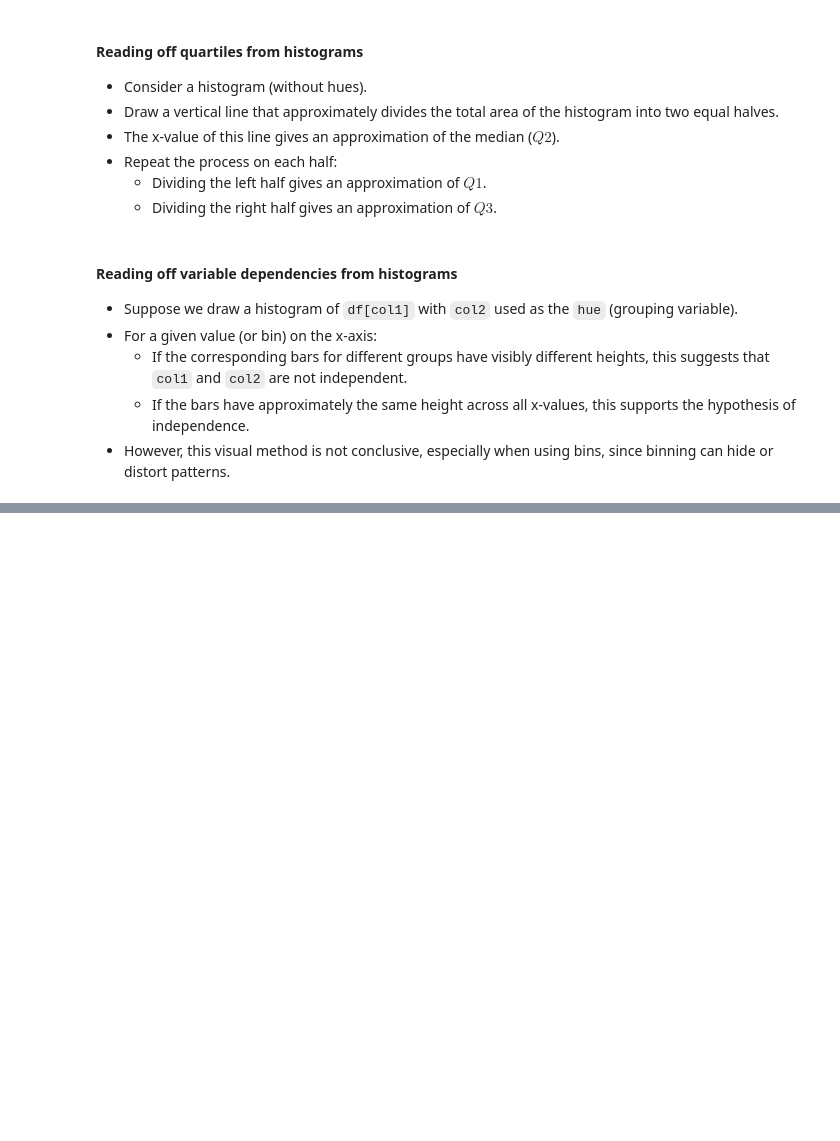
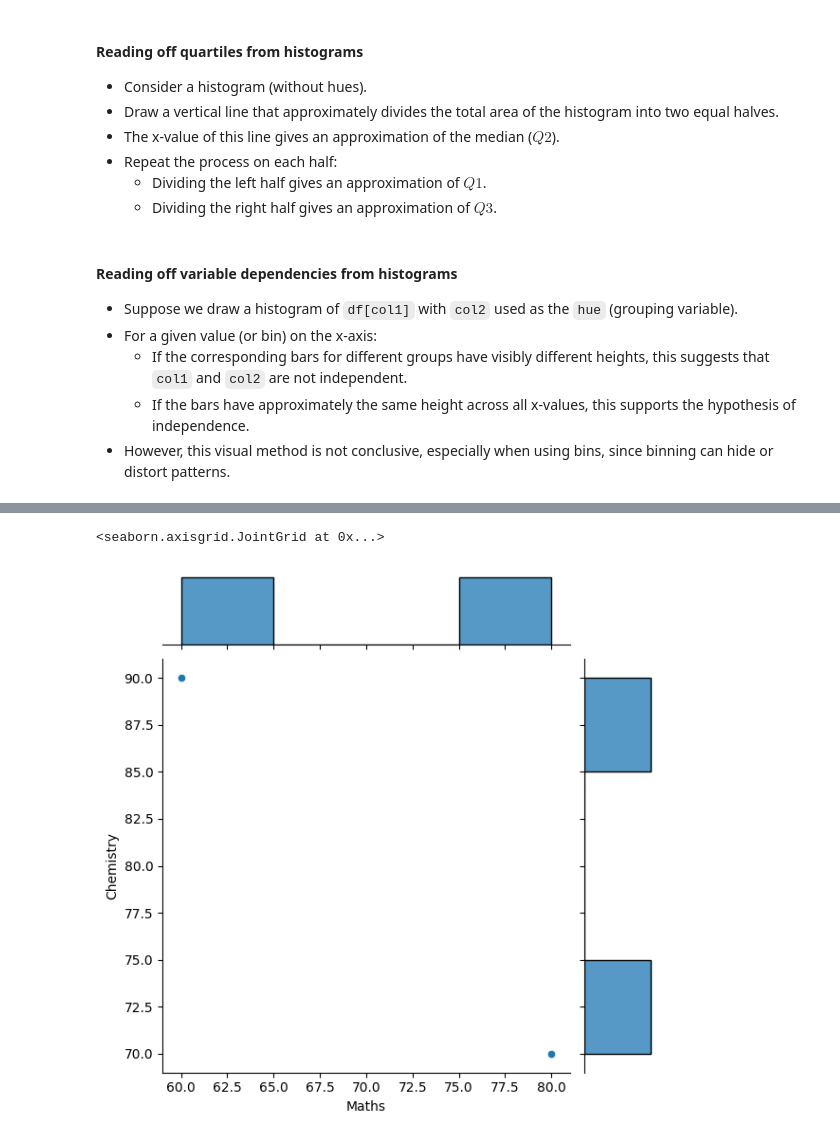
Before and after one commit to F-Badger/l2, a Jupyter notebook: COMP2271 Data Science/Data Cleaning and Analytics.ipynb, the cells around one changed output, grey strips where cells are left out. Cells and saved outputs as stored; diff of their text form; code cells hidden in the pictures; blank space fills up the shorter version.

```diff
--- a/COMP2271 Data Science/Data Cleaning and Analytics.ipynb
+++ b/COMP2271 Data Science/Data Cleaning and Analytics.ipynb
@@ -1871,0 +1910,10 @@ Note that the overlap of bars in the layer mode may change the colours of bars.
+# %%
+clusterdict={
+    'Maths': [80,80,80,80,60,60,60,60],
+    'Chemistry': [70,70,70,70,90,90,90,90]
+}
+pd_cluster=pd.DataFrame(clusterdict)
+sns.jointplot(data=pd_cluster,x='Maths',y='Chemistry')
+# %% [output]
+<seaborn.axisgrid.JointGrid at 0x...>
+[figure, added]
```
Also changed, not shown: parts of 23 cells of this notebook, 3 other files.
